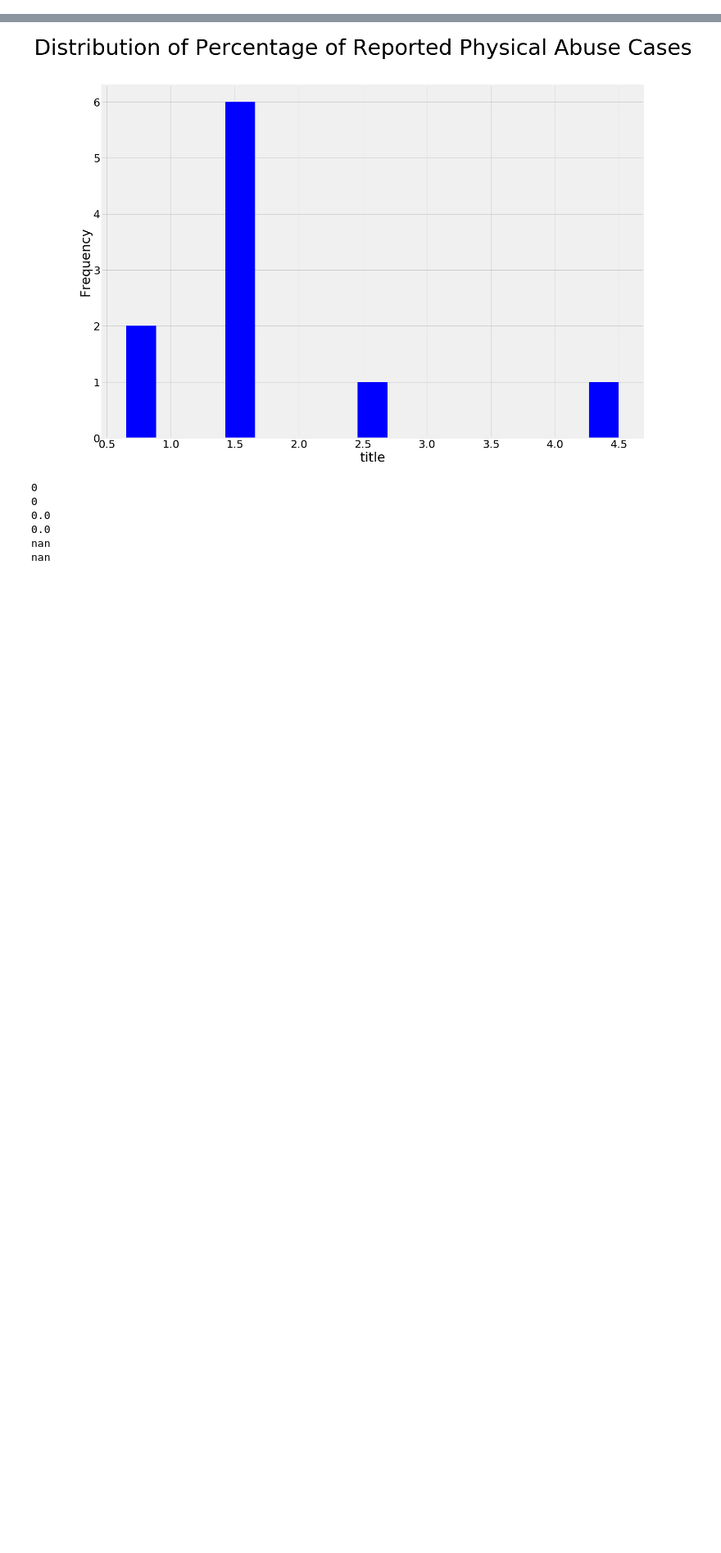
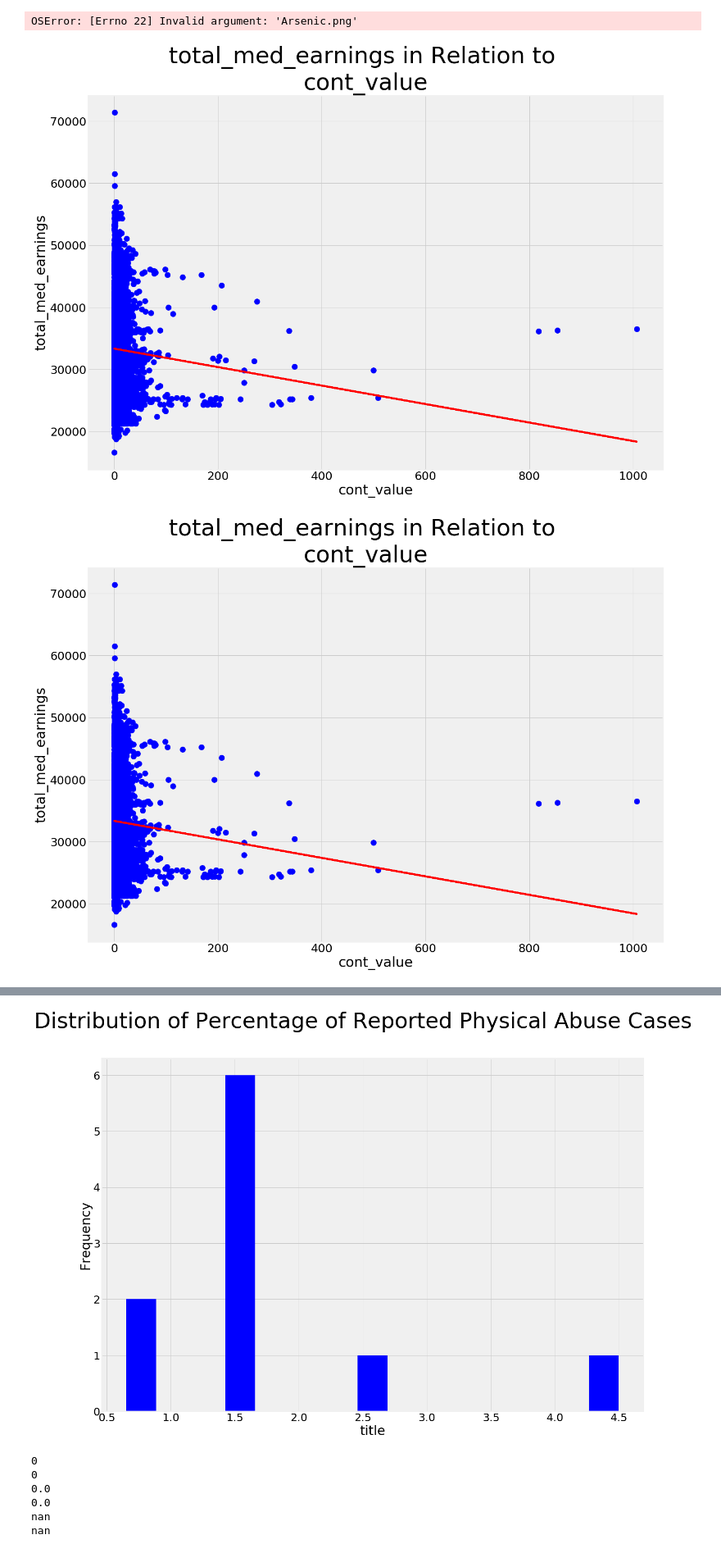
Before and after one commit to nprasad2021/water_quality, a Jupyter notebook: eda.ipynb, the cells around one changed output, grey strips where cells are left out. Shown at 82% size. Cells and saved outputs as stored; diff of their text form; code cells hidden in the pictures; blank space fills up the shorter version.

```diff
--- a/eda.ipynb
+++ b/eda.ipynb
@@ -71,0 +53,5 @@ c_e
+# %%
+for chem in c_e.chemical_species:
+    df_ = c_e[c_e["chemical_species"]==chem]
+    b, a, r, p, s = plot(df_["value"][1:], df_["total_med"][1:], "cont_value", "total_med_earnings", chem)
+# %% [output]
@@ -71,0 +90,3 @@ c_e
+OSError: [Errno 22] Invalid argument: 'Arsenic.png'
+[figure, added]
+[figure, added]
```
Also changed, not shown: parts of 5 cells of this notebook, 1 other file.
